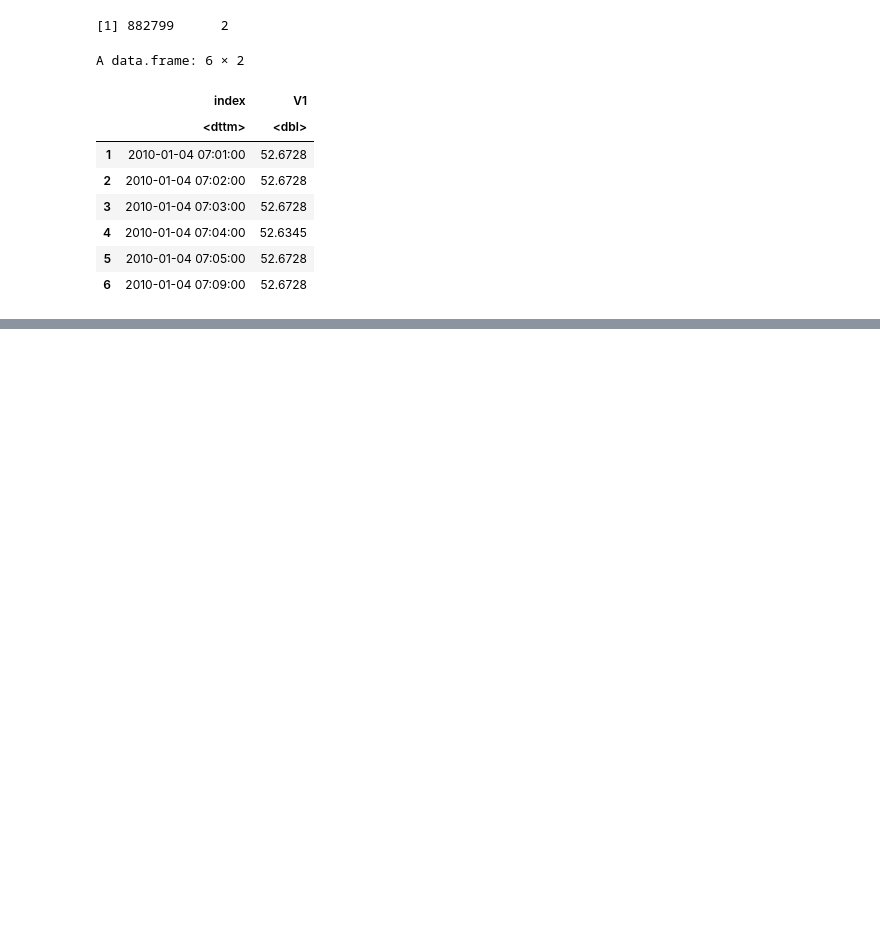
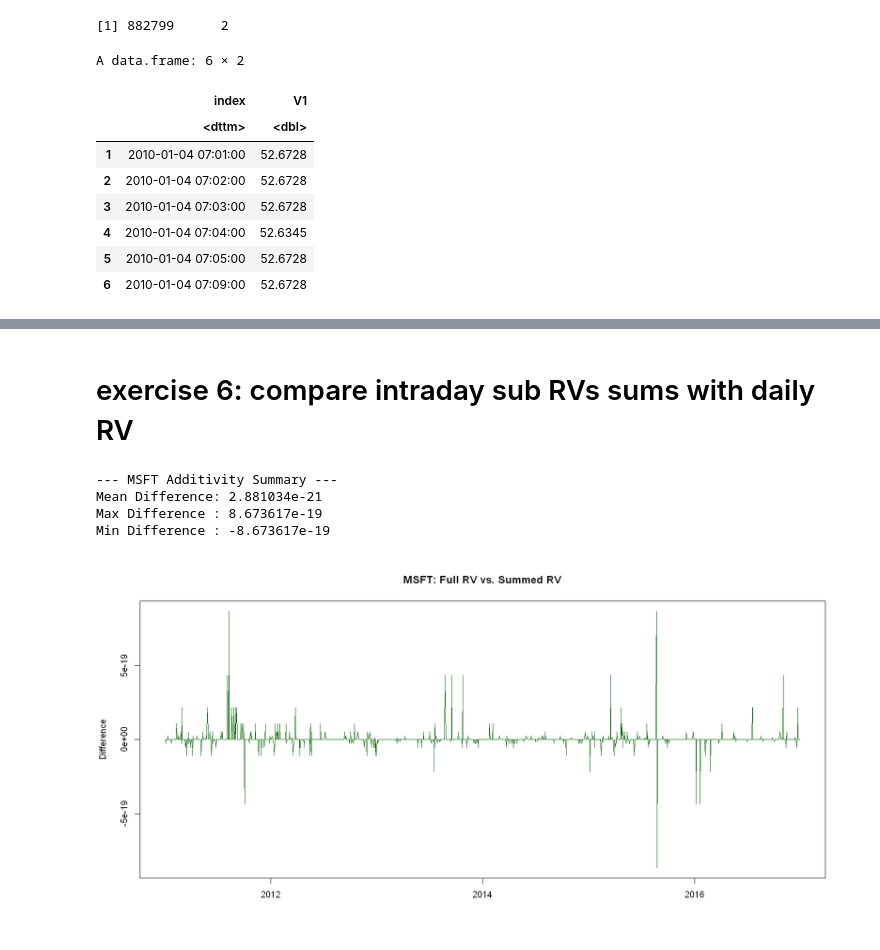
Before and after one commit to ahojdobryden/FiCox, a Jupyter notebook: HA3/HW3.ipynb, the cells around one changed output, grey strips where cells are left out. Cells and saved outputs as stored; diff of their text form; code cells hidden in the pictures; blank space fills up the shorter version.

```diff
--- a/HA3/HW3.ipynb
+++ b/HA3/HW3.ipynb
@@ -892,0 +249,35 @@ Mean Absolute Error (MAE)              : 0.006506
+# %% [markdown]
+# exercise 6: compare intraday sub RVs sums with daily RV
+# %%
+# 1. MSFT Difference
+msft_rv_daily <- rCov(na.omit(msft_intraday_returns["T07:00/T18:00"]), makeReturns = FALSE)
+index(msft_rv_daily) <- as.Date(index(msft_rv_daily))
+colnames(msft_rv_daily) <- "Full_RV"
+
+msft_combined <- msft_rv_daily
+for (i in seq_along(intervals)) {
+  sub_ret      <- na.omit(msft_intraday_returns[intervals[i]])
+  daily_sub_rv <- rCov(sub_ret, makeReturns = FALSE)
+  index(daily_sub_rv) <- as.Date(index(daily_sub_rv))
+  colnames(daily_sub_rv) <- paste0("P", i)
+  msft_combined <- merge(msft_combined, daily_sub_rv, join = "left")
+}
+
+msft_combined[is.na(msft_combined)] <- 0
+
+msft_rv_summed <- rowSums(msft_combined[, 2:6])
+msft_rv_diff   <- msft_combined[, 1] - msft_rv_summed
+
+plot.zoo(msft_rv_diff, col = "darkgreen", xlab = "", ylab = "Difference",
+         main = "MSFT: Full RV vs. Summed RV")
+
+cat(sprintf("\n--- MSFT Additivity Summary ---\n"))
+cat(sprintf("Mean Difference: %e\n", mean(msft_rv_diff, na.rm = TRUE)))
+cat(sprintf("Max Difference : %e\n", max(msft_rv_diff,  na.rm = TRUE)))
+cat(sprintf("Min Difference : %e\n", min(msft_rv_diff,  na.rm = TRUE)))
+# %% [output]
+--- MSFT Additivity Summary ---
+Mean Difference: 2.881034e-21
+Max Difference : 8.673617e-19
+Min Difference : -8.673617e-19
+[figure, added]
```
Also changed, not shown: parts of 66 cells of this notebook, 1 other file.
